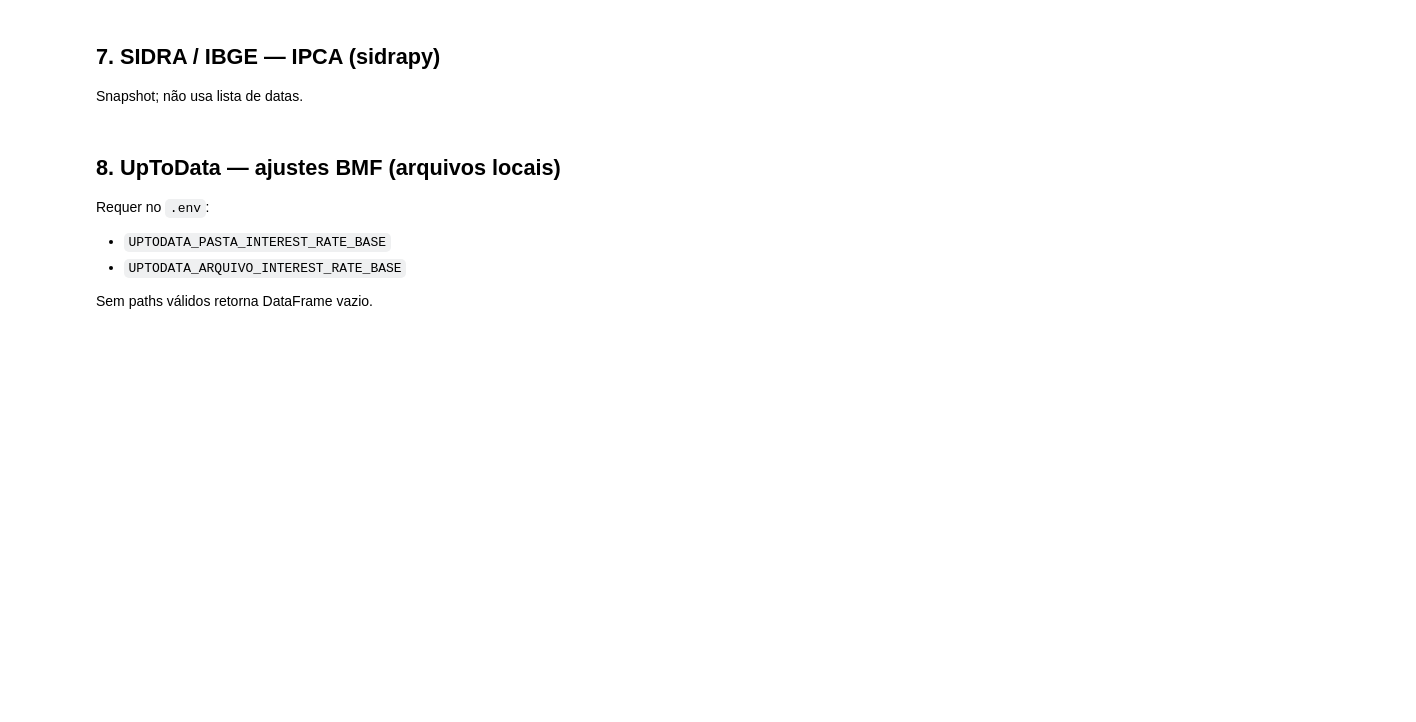
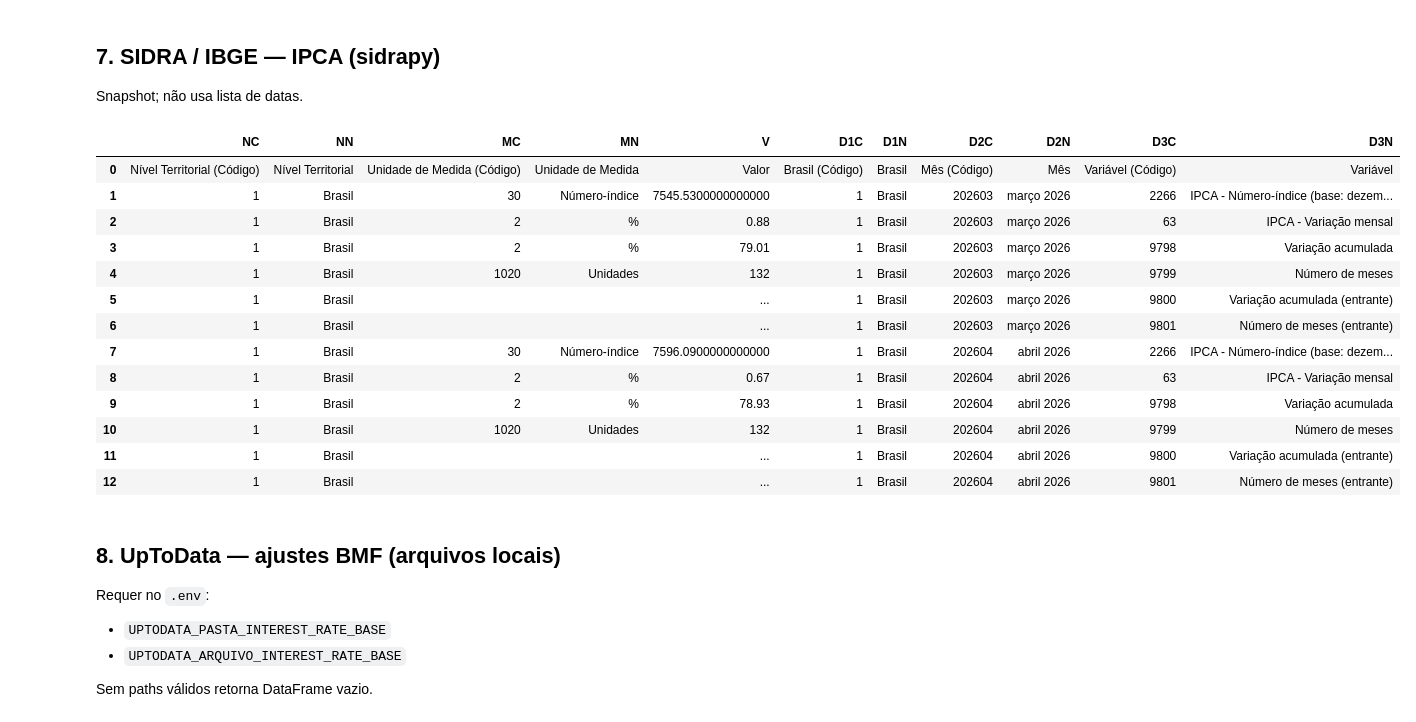
Before and after one commit to rborges447/brazilian_bonds_data_base, a Jupyter notebook: notebooks/test_providers.ipynb, the cells around one changed output. Saved outputs shown, nothing was run; the diff lists cells and outputs as text; code cells hidden in the pictures; blank space fills up the shorter version.

```diff
--- a/notebooks/test_providers.ipynb
+++ b/notebooks/test_providers.ipynb
@@ -285,8 +264,23 @@ Snapshot; não usa lista de datas.
 # %%
 from providers.sidra import SidraIpcaClient
 
 df_sidra = SidraIpcaClient().fetch_table_ipca()
-preview_df(df_sidra, "SIDRA IPCA (bruto sidrapy)")
+df_sidra
+# %% [output]
+|  | NC | NN | MC | MN | V | D1C | D1N | D2C | D2N | D3C | D3N |
+| 0 | Nível Territorial (Código) | Nível Territorial | Unidade de Medida (Código) | Unidade de Medida | Valor | Brasil (Código) | Brasil | Mês (Código) | Mês | Variável (Código) | Variável |
+| 1 | 1 | Brasil | 30 | Número-índice | 7545.5300000000000 | 1 | Brasil | 202603 | março 2026 | 2266 | IPCA - Número-índice (base: dezem... |
+| 2 | 1 | Brasil | 2 | % | 0.88 | 1 | Brasil | 202603 | março 2026 | 63 | IPCA - Variação mensal |
+| 3 | 1 | Brasil | 2 | % | 79.01 | 1 | Brasil | 202603 | março 2026 | 9798 | Variação acumulada |
+| 4 | 1 | Brasil | 1020 | Unidades | 132 | 1 | Brasil | 202603 | março 2026 | 9799 | Número de meses |
+| 5 | 1 | Brasil |  |  | ... | 1 | Brasil | 202603 | março 2026 | 9800 | Variação acumulada (entrante) |
+| 6 | 1 | Brasil |  |  | ... | 1 | Brasil | 202603 | março 2026 | 9801 | Número de meses (entrante) |
+| 7 | 1 | Brasil | 30 | Número-índice | 7596.0900000000000 | 1 | Brasil | 202604 | abril 2026 | 2266 | IPCA - Número-índice (base: dezem... |
+| 8 | 1 | Brasil | 2 | % | 0.67 | 1 | Brasil | 202604 | abril 2026 | 63 | IPCA - Variação mensal |
+| 9 | 1 | Brasil | 2 | % | 78.93 | 1 | Brasil | 202604 | abril 2026 | 9798 | Variação acumulada |
+| 10 | 1 | Brasil | 1020 | Unidades | 132 | 1 | Brasil | 202604 | abril 2026 | 9799 | Número de meses |
+| 11 | 1 | Brasil |  |  | ... | 1 | Brasil | 202604 | abril 2026 | 9800 | Variação acumulada (entrante) |
+| 12 | 1 | Brasil |  |  | ... | 1 | Brasil | 202604 | abril 2026 | 9801 | Número de meses (entrante) |
 # %% [markdown]
 ## 8. UpToData — ajustes BMF (arquivos locais)
 
```
Also changed, not shown: parts of 4 cells of this notebook, 11 other files.
